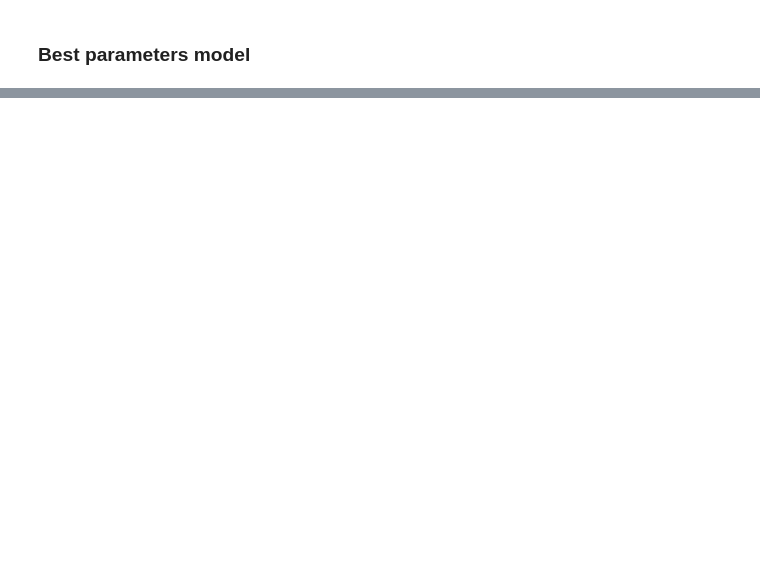
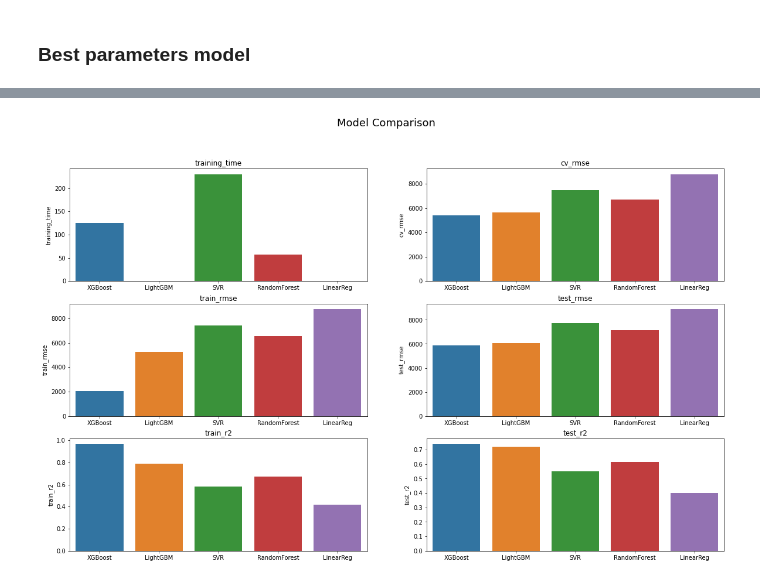
Before and after one commit to ChitandaMayaka/CMPE255-Team-Project, a Jupyter notebook: TrainingAndEvaluation.ipynb, the cells around one changed output, grey strips where cells are left out. Drawn from its saved outputs; the diff is of its cells as text; code cells hidden in the pictures; blank space fills up the shorter version.

```diff
--- a/TrainingAndEvaluation.ipynb
+++ b/TrainingAndEvaluation.ipynb
@@ -203,0 +392,2 @@ RandomForest Regression: {'training_time': 10.284673690795898, 'cv_rmse': 6403.9
+# %%
+gsearch.fit(X_train, y_train)
@@ -203,0 +421,24 @@ RandomForest Regression: {'training_time': 10.284673690795898, 'cv_rmse': 6403.9
+# %%
+param = { 'n_estimators':1500, 'num_trees':100, 'objective':'regression', 'max_depth': 16, 'num_leaves': 80}
+param['metric'] = 'rmse'
+lgbm_reg = lgb.LGBMRegressor(**param)
+num_round = 10
+lgb_start_time = time()
+lgbm_reg.fit(X_train, y_train)
+lgb_training_time = time() - lgb_start_time
+# %%
+lgb_pred = lgbm_reg.predict(X_test)
+lgb_cv_rmse = -cross_val_score(lgbm_reg, X_train, y_train.values.ravel(), scoring='neg_root_mean_squared_error').mean()
+lgb_pred_train = lgbm_reg.predict(X_train)
+lgb_rmse_train = getRMSE(y_train, lgb_pred_train)
+lgb_rmse_test = getRMSE(y_test, lgb_pred)
+lgb_r2_train = r2_score(y_train, lgb_pred_train)
+lgb_r2_test = r2_score(y_test, lgb_pred)
+lgb_result = {"training_time":lgb_training_time,
+              "cv_rmse": lgb_cv_rmse,
+              "train_rmse":lgb_rmse_train,
+              "test_rmse":lgb_rmse_test,
+              "train_r2":lgb_r2_train,
+              "test_r2":lgb_r2_test,
+              }
+results["LightGBM"] = lgb_result
@@ -203,0 +454,3 @@ RandomForest Regression: {'training_time': 10.284673690795898, 'cv_rmse': 6403.9
+# %%
+results_df = pd.DataFrame.from_dict(results, orient='index')
+results_df
@@ -203,0 +464,15 @@ RandomForest Regression: {'training_time': 10.284673690795898, 'cv_rmse': 6403.9
+# %%
+fig, axes = plt.subplots(3, 2, figsize=(20, 12))
+axes = axes.flatten()
+fig.suptitle('Model Comparison', fontsize=18)
+count=0
+for col in results_df.columns:
+  ax=axes[count]
+  ax.set_title(col)
+  sns.barplot(ax=ax,
+              data= results_df,
+              x= results_df.index,
+              y= col)
+  count += 1
+# %% [output]
+[figure, added]
```
Also changed, not shown: parts of 52 cells of this notebook.
